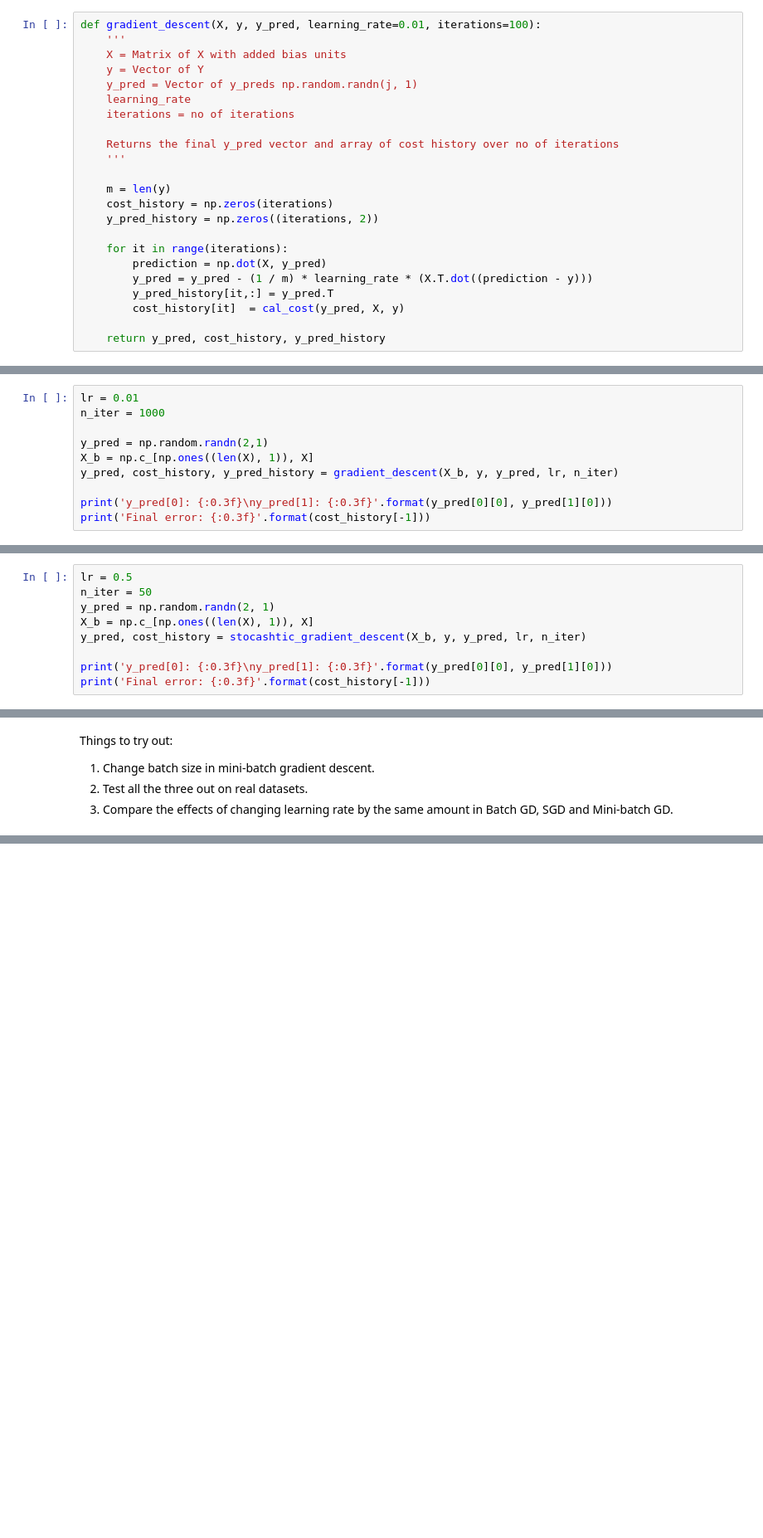
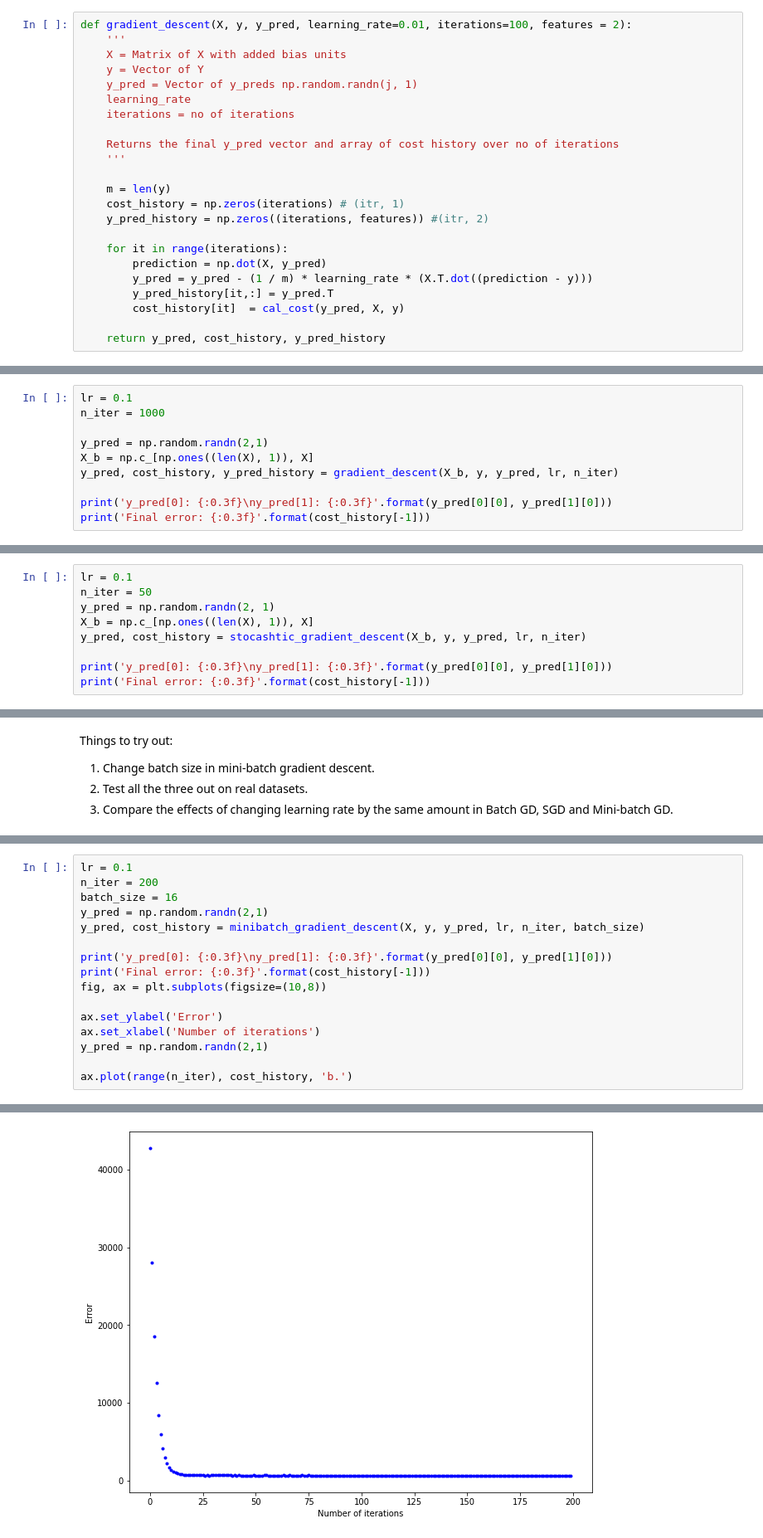
Before and after one commit to iamindhu/fmml_labs, a Jupyter notebook: Module4/FMML20210224_Module4_Lab3.ipynb, the cells around one changed output, grey strips where cells are left out. Shown at 83% size. Cells and saved outputs as stored; diff of their text form; blank space fills up the shorter version.

```diff
--- a/Module4/FMML20210224_Module4_Lab3.ipynb
+++ b/Module4/FMML20210224_Module4_Lab3.ipynb
@@ -91,7 +91,7 @@ y_{pred_1}: = y_{pred_1} -\alpha . (1/m .\sum_{i=1}^{m}(h(y_{pred}^{(i)} - y^{(i
 y_{pred_j}: = y_{pred_j} -\alpha . (1/m .\sum_{i=1}^{m}(h(y_{pred}^{(i)} - y^{(i)}).X_0^{(i)})
 \end{equation}
 # %%
-def gradient_descent(X, y, y_pred, learning_rate=0.01, iterations=100):
+def gradient_descent(X, y, y_pred, learning_rate=0.01, iterations=100, features = 2):
     '''
     X = Matrix of X with added bias units
     y = Vector of Y
@@ -103,8 +103,8 @@ def gradient_descent(X, y, y_pred, learning_rate=0.01, iterations=100):
     '''
 
     m = len(y)
-    cost_history = np.zeros(iterations)
-    y_pred_history = np.zeros((iterations, 2))
+    cost_history = np.zeros(iterations) # (itr, 1)
+    y_pred_history = np.zeros((iterations, features)) #(itr, 2)
 
     for it in range(iterations):
         prediction = np.dot(X, y_pred)
@@ -117,7 +117,7 @@ def gradient_descent(X, y, y_pred, learning_rate=0.01, iterations=100):
 Let's do 1000 iterations with a learning rate of 0.01.
 We will start with a random prediction.
 # %%
-lr = 0.01
+lr = 0.1
 n_iter = 1000
 
 y_pred = np.random.randn(2,1)
@@ -185,7 +185,7 @@ def stocashtic_gradient_descent(X, y, y_pred, learning_rate=0.01, iterations=10)
 
     return y_pred, cost_history
 # %%
-lr = 0.5
+lr = 0.1
 n_iter = 50
 y_pred = np.random.randn(2, 1)
 X_b = np.c_[np.ones((len(X), 1)), X]
@@ -279,0 +282,17 @@ Things to try out:
+# %%
+lr = 0.1
+n_iter = 200
+batch_size = 16
+y_pred = np.random.randn(2,1)
+y_pred, cost_history = minibatch_gradient_descent(X, y, y_pred, lr, n_iter, batch_size)
+
+print('y_pred[0]: {:0.3f}\ny_pred[1]: {:0.3f}'.format(y_pred[0][0], y_pred[1][0]))
+print('Final error: {:0.3f}'.format(cost_history[-1]))
+fig, ax = plt.subplots(figsize=(10,8))
+
+ax.set_ylabel('Error')
+ax.set_xlabel('Number of iterations')
+y_pred = np.random.randn(2,1)
+
+ax.plot(range(n_iter), cost_history, 'b.')
+# %% [output]
@@ -279,0 +303 @@ Things to try out:
+[figure, added]
```
Also changed, not shown: parts of 17 cells of this notebook.
